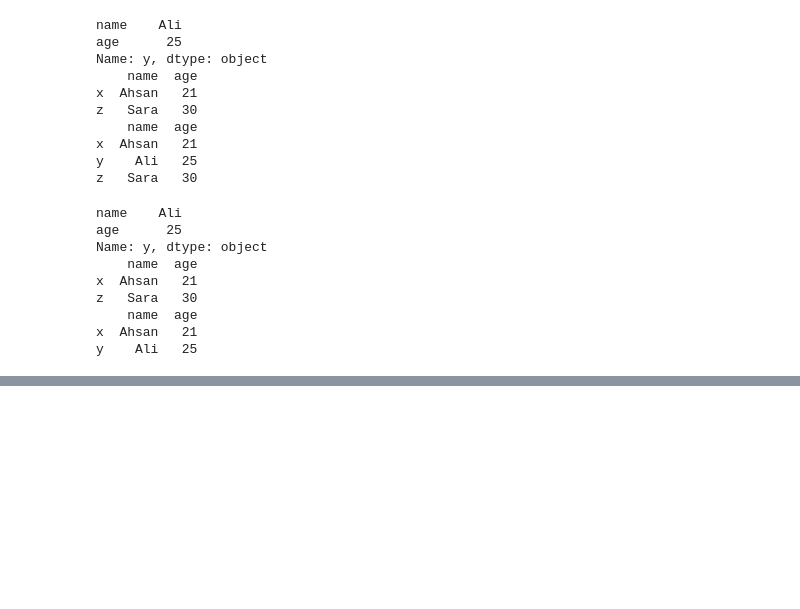
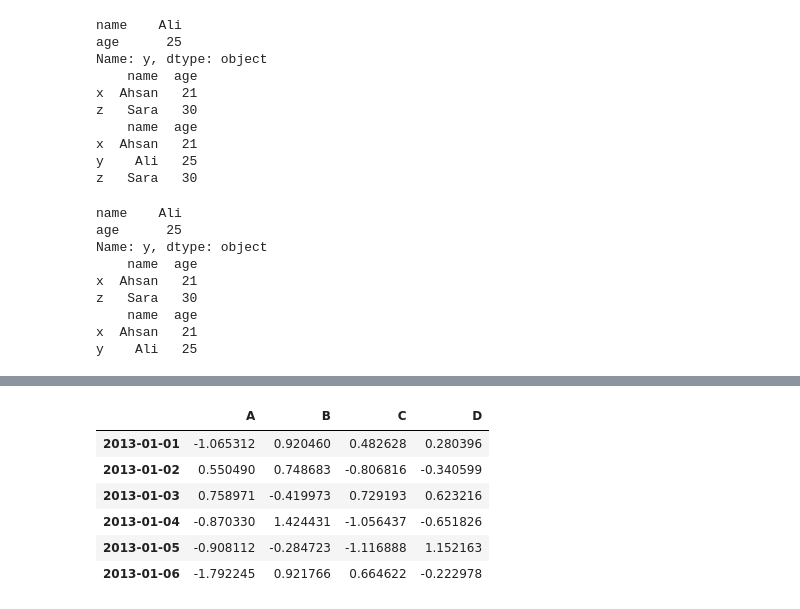
Before and after one commit to Ahsaniss/Pandas, a Jupyter notebook: pandas.ipynb, the cells around one changed output, grey strips where cells are left out. Saved outputs shown, nothing was run; the diff lists cells and outputs as text; code cells hidden in the pictures; blank space fills up the shorter version.

```diff
--- a/pandas.ipynb
+++ b/pandas.ipynb
@@ -102 +102,3 @@ s
 dtype: float64
+# %%
+dates = pd.date_range("20130101", periods=6)
@@ -102,0 +111,12 @@ dtype: float64
+# %%
+new_dates = pd.DataFrame(np.random.randn(6, 4), index=dates, columns=list("ABCD"))
+# %%
+new_dates
+# %% [output]
+|  | A | B | C | D |
+| 2013-01-01 | -1.065312 | 0.920460 | 0.482628 | 0.280396 |
+| 2013-01-02 | 0.550490 | 0.748683 | -0.806816 | -0.340599 |
+| 2013-01-03 | 0.758971 | -0.419973 | 0.729193 | 0.623216 |
+| 2013-01-04 | -0.870330 | 1.424431 | -1.056437 | -0.651826 |
+| 2013-01-05 | -0.908112 | -0.284723 | -1.116888 | 1.152163 |
+| 2013-01-06 | -1.792245 | 0.921766 | 0.664622 | -0.222978 |
```
Also changed, not shown: parts of 5 cells of this notebook.
